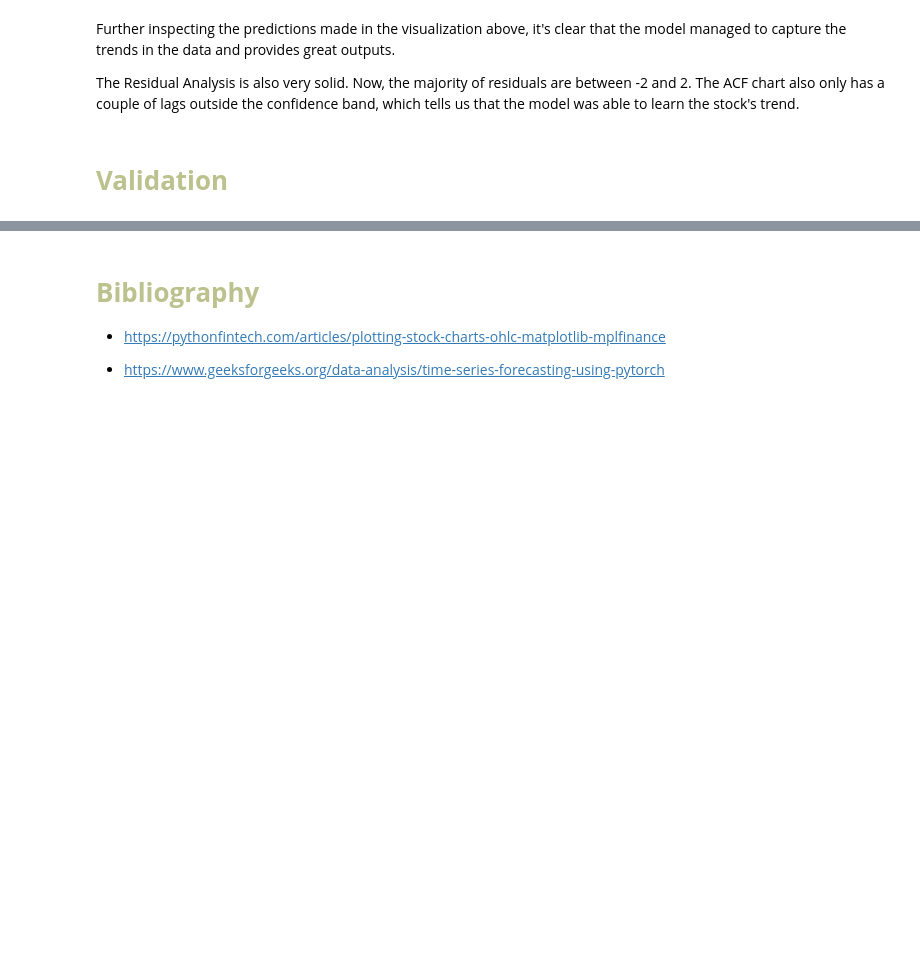
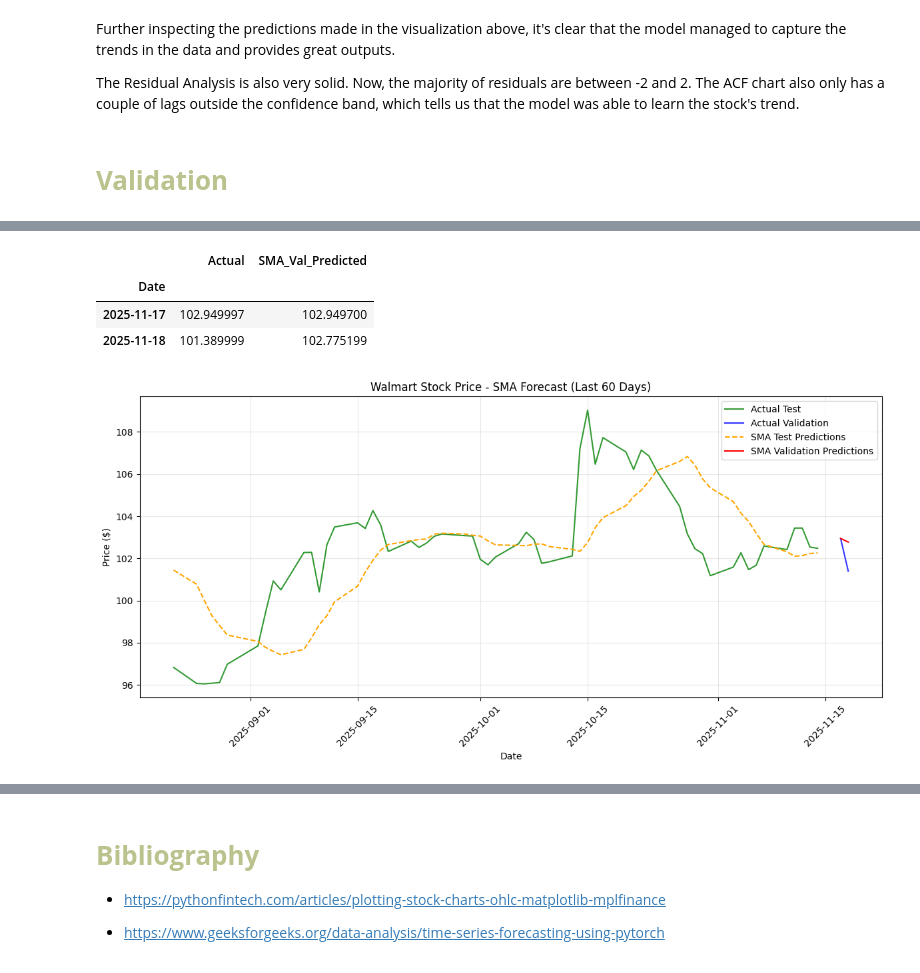
Before and after one commit to ch0fas/ML_Projects, a Jupyter notebook: L3_StockExchange/stock_exchange_forecasting.ipynb, the cells around one changed output, grey strips where cells are left out. Saved outputs shown, nothing was run; the diff lists cells and outputs as text; code cells hidden in the pictures; blank space fills up the shorter version.

Commit message:
tried to plot validation predictions

```diff
--- a/L3_StockExchange/stock_exchange_forecasting.ipynb
+++ b/L3_StockExchange/stock_exchange_forecasting.ipynb
@@ -837,0 +857,6 @@ The best models obtained were SMA and LSTM. Thus, we will use these two models t
+# %%
+# Read data
+val_df = pd.read_csv('data/walmart_stocks_val.csv')
+val_df['Date'] = pd.to_datetime(val_df['Date'])             # Convert Date column to date type
+val_df = val_df.set_index('Date')                           # Make the Date column the index
+val_df.head()
@@ -837,0 +872,4 @@ The best models obtained were SMA and LSTM. Thus, we will use these two models t
+# %%
+# Scale validation data
+val_df_scaled = scaler.transform(val_df[['Close']])
+val_df_scaled = pd.Series(val_df_scaled.flatten(), index=val_df.index)
@@ -837,0 +878,6 @@ The best models obtained were SMA and LSTM. Thus, we will use these two models t
+# %%
+test_pred = sma_results['SMA_Predicted'].values.reshape(-1, 1)
+
+test_pred_scaled = scaler.transform(test_pred).flatten()
+
+history_scaled = np.concatenate([train_df_scaled.values.flatten(), test_pred_scaled])
@@ -837,0 +910,46 @@ The best models obtained were SMA and LSTM. Thus, we will use these two models t
+# %%
+sma_val_results
+# %% [output]
+|  | Actual | SMA_Val_Predicted |
+| Date |  |  |
+| 2025-11-17 | 102.949997 | 102.949700 |
+| 2025-11-18 | 101.389999 | 102.775199 |
+# %%
+# Zoom to last 60 days of the combined test+val period
+zoom_start = test_df.index[-60] if len(test_df) >= 60 else test_df.index[0]
+zoom_end = val_df.index[-1]
+
+plt.figure(figsize=(12, 6))
+
+# Actual data
+plt.plot(test_df.loc[zoom_start:zoom_end].index,
+         test_df.loc[zoom_start:zoom_end, 'Close'],
+         label='Actual Test', color='green', alpha=0.8)
+
+plt.plot(val_df.loc[zoom_start:zoom_end].index,
+         val_df.loc[zoom_start:zoom_end, 'Close'],
+         label='Actual Validation', color='blue', alpha=0.8)
+
+# Predictions
+plt.plot(test_df.loc[zoom_start:zoom_end].index,
+         sma_results.loc[zoom_start:zoom_end, 'SMA_Predicted'],
+         label='SMA Test Predictions', color='orange', linestyle='--')
+
+plt.plot(val_df.loc[zoom_start:zoom_end].index,
+         val_preds,
+         label='SMA Validation Predictions', color='red')
+
+plt.title("Walmart Stock Price - SMA Forecast (Last 60 Days)")
+plt.ylabel("Price ($)")
+plt.xlabel("Date")
+plt.legend()
+plt.grid(True, alpha=0.3)
+
+# Optional: improve x-axis date formatting
+plt.gca().xaxis.set_major_formatter(mdates.DateFormatter('%Y-%m-%d'))
+plt.xticks(rotation=45)
+
+plt.tight_layout()
+plt.show()
+# %% [output]
+[figure, added]
```
Also changed, not shown: parts of 13 cells of this notebook, 1 other file.
